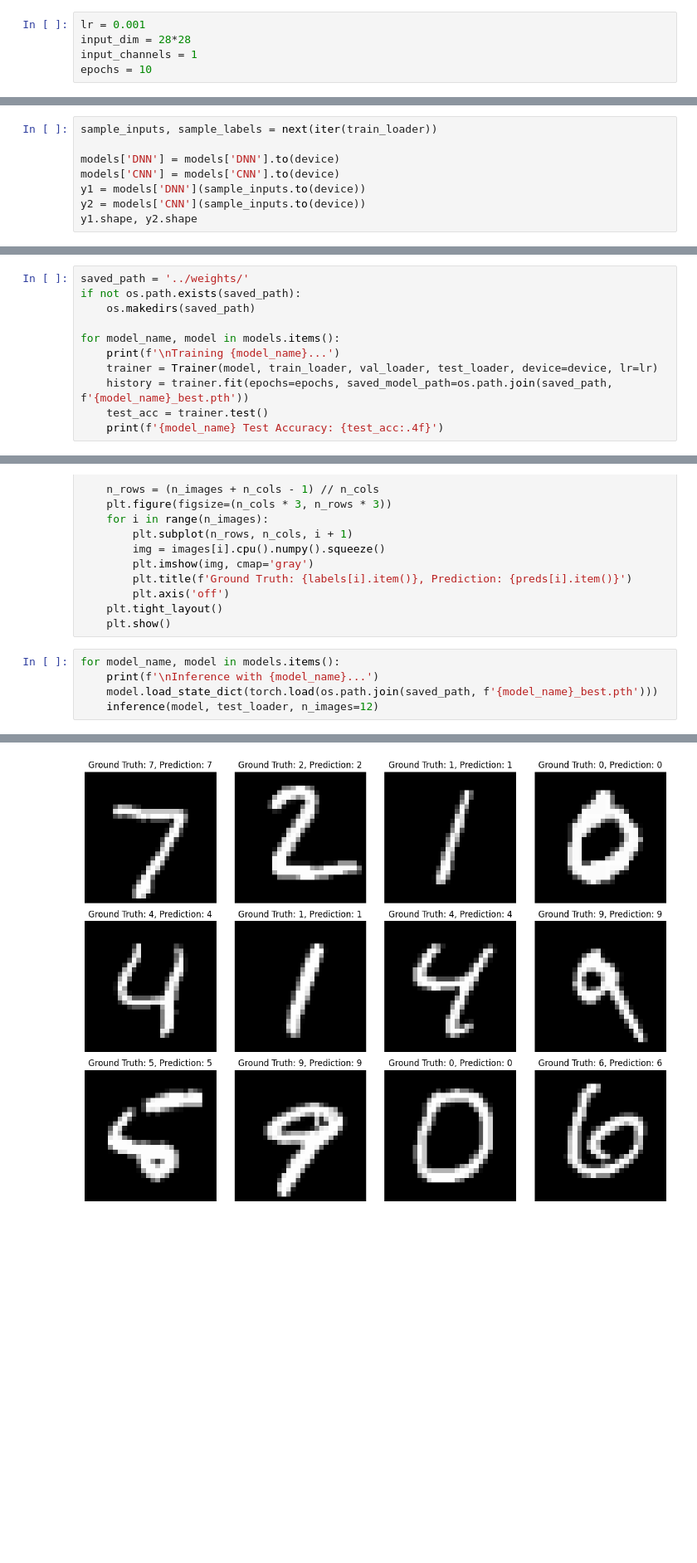
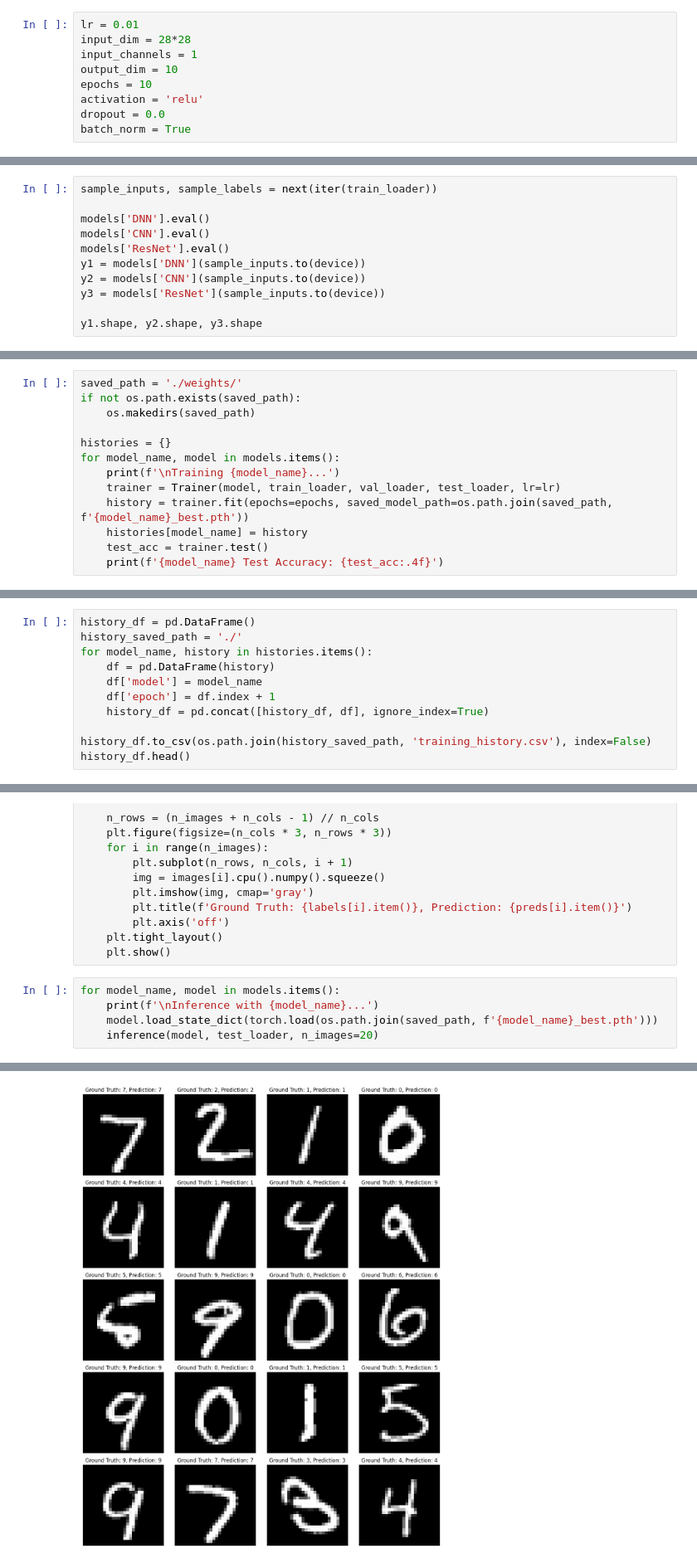
Before and after one commit to toan-ly/CS-5137-Deep-Learning, a Jupyter notebook: homework2/src/run_training.ipynb, the cells around one changed output, grey strips where cells are left out. Shown at 83% size. Drawn from its saved outputs; the diff is of its cells as text; blank space fills up the shorter version.

```diff
--- a/homework2/src/run_training.ipynb
+++ b/homework2/src/run_training.ipynb
@@ -304,9 +471,13 @@ class Trainer:
 
         return self.history
 # %%
-lr = 0.001
+lr = 0.01
 input_dim = 28*28
 input_channels = 1
+output_dim = 10
 epochs = 10
+activation = 'relu'
+dropout = 0.0
+batch_norm = True
 # %%
 models = {
@@ -319,9 +507,12 @@ models = {
 # %%
 sample_inputs, sample_labels = next(iter(train_loader))
 
-models['DNN'] = models['DNN'].to(device)
-models['CNN'] = models['CNN'].to(device)
+models['DNN'].eval()
+models['CNN'].eval()
+models['ResNet'].eval()
 y1 = models['DNN'](sample_inputs.to(device))
 y2 = models['CNN'](sample_inputs.to(device))
-y1.shape, y2.shape
+y3 = models['ResNet'](sample_inputs.to(device))
+
+y1.shape, y2.shape, y3.shape
 # %% [output]
@@ -329,12 +520,14 @@ y1.shape, y2.shape
 # %%
-saved_path = '../weights/'
+saved_path = './weights/'
 if not os.path.exists(saved_path):
     os.makedirs(saved_path)
 
+histories = {}
 for model_name, model in models.items():
     print(f'\nTraining {model_name}...')
-    trainer = Trainer(model, train_loader, val_loader, test_loader, device=device, lr=lr)
+    trainer = Trainer(model, train_loader, val_loader, test_loader, lr=lr)
     history = trainer.fit(epochs=epochs, saved_model_path=os.path.join(saved_path, f'{model_name}_best.pth'))
+    histories[model_name] = history
     test_acc = trainer.test()
     print(f'{model_name} Test Accuracy: {test_acc:.4f}')
 # %% [output]
@@ -355,0 +549,11 @@ Training CNN...
+# %%
+history_df = pd.DataFrame()
+history_saved_path = './'
+for model_name, history in histories.items():
+    df = pd.DataFrame(history)
+    df['model'] = model_name
+    df['epoch'] = df.index + 1
+    history_df = pd.concat([history_df, df], ignore_index=True)
+
+history_df.to_csv(os.path.join(history_saved_path, 'training_history.csv'), index=False)
+history_df.head()
@@ -377,9 +588,9 @@ def inference(model, dataloader, n_images, n_cols=4):
 # %%
 for model_name, model in models.items():
     print(f'\nInference with {model_name}...')
     model.load_state_dict(torch.load(os.path.join(saved_path, f'{model_name}_best.pth')))
-    inference(model, test_loader, n_images=12)
+    inference(model, test_loader, n_images=20)
 # %% [output]
 Inference with DNN...
-[figure, old version]
+[figure, new version]
 Inference with CNN...
```
Also changed, not shown: parts of 25 cells of this notebook, 17 other files.
